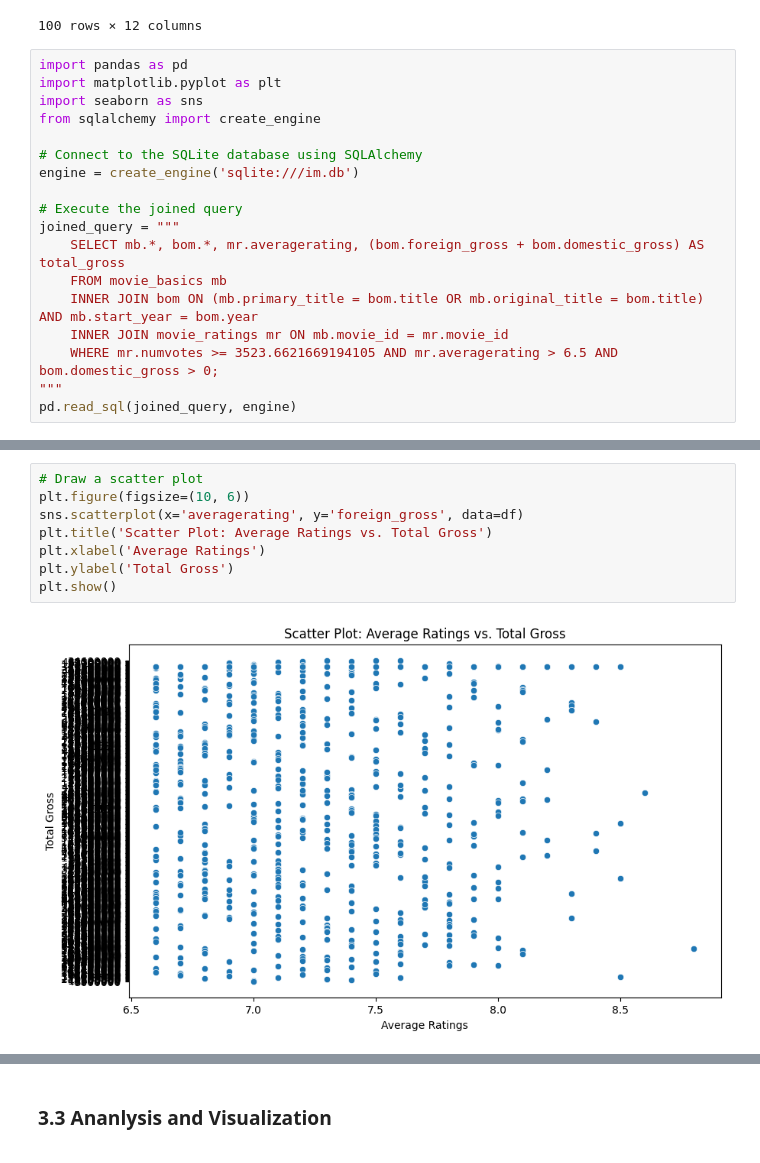
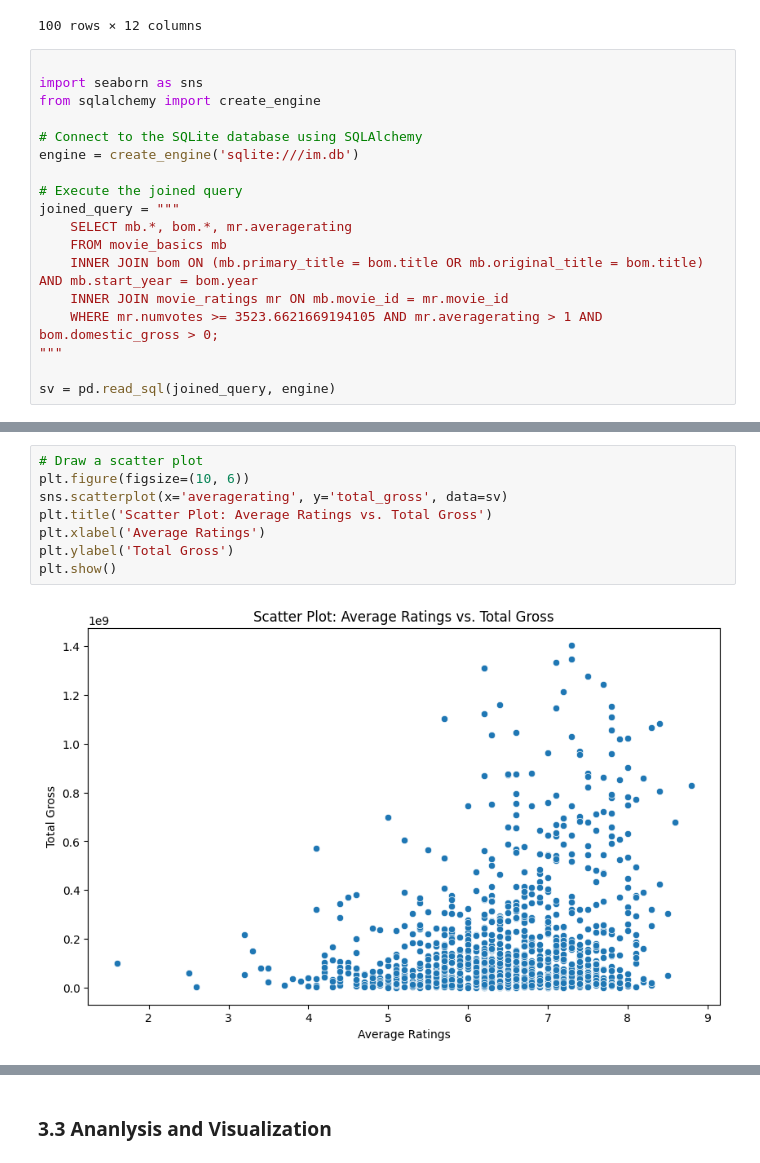
Before and after one commit to phelanthropus/Microsoft-Analysis, a Jupyter notebook: Microsoft Analysis.ipynb, the cells around one changed output, grey strips where cells are left out. Drawn from its saved outputs; the diff is of its cells as text.

```diff
--- a/Microsoft Analysis.ipynb
+++ b/Microsoft Analysis.ipynb
@@ -618,8 +610,7 @@ pd.read_sql(joined_query, conn)
 | 99 | tt1223236 | African Cats | African Cats | 2011 | 89.0 | Adventure,Documentary | African Cats | BV | ... |
 100 rows × 12 columns
 # %%
-import pandas as pd
-import matplotlib.pyplot as plt
+
 import seaborn as sns
 from sqlalchemy import create_engine
 
@@ -628,10 +619,11 @@ engine = create_engine('sqlite:///im.db')
 
 # Execute the joined query
 joined_query = """
-    SELECT mb.*, bom.*, mr.averagerating, (bom.foreign_gross + bom.domestic_gross) AS total_gross
+    SELECT mb.*, bom.*, mr.averagerating
     FROM movie_basics mb
     INNER JOIN bom ON (mb.primary_title = bom.title OR mb.original_title = bom.title) AND mb.start_year = bom.year
     INNER JOIN movie_ratings mr ON mb.movie_id = mr.movie_id
-    WHERE mr.numvotes >= 3523.6621669194105 AND mr.averagerating > 6.5 AND bom.domestic_gross > 0;
+    WHERE mr.numvotes >= 3523.6621669194105 AND mr.averagerating > 1 AND bom.domestic_gross > 0;
 """
-pd.read_sql(joined_query, engine)
+
+sv = pd.read_sql(joined_query, engine)
@@ -652,10 +630,10 @@ pd.read_sql(joined_query, engine)
 # %%
 # Draw a scatter plot
 plt.figure(figsize=(10, 6))
-sns.scatterplot(x='averagerating', y='foreign_gross', data=df)
+sns.scatterplot(x='averagerating', y='total_gross', data=sv)
 plt.title('Scatter Plot: Average Ratings vs. Total Gross')
 plt.xlabel('Average Ratings')
 plt.ylabel('Total Gross')
 plt.show()
 # %% [output]
-[figure, old version]
+[figure, new version]
```
Also changed, not shown: parts of 12 cells of this notebook.
